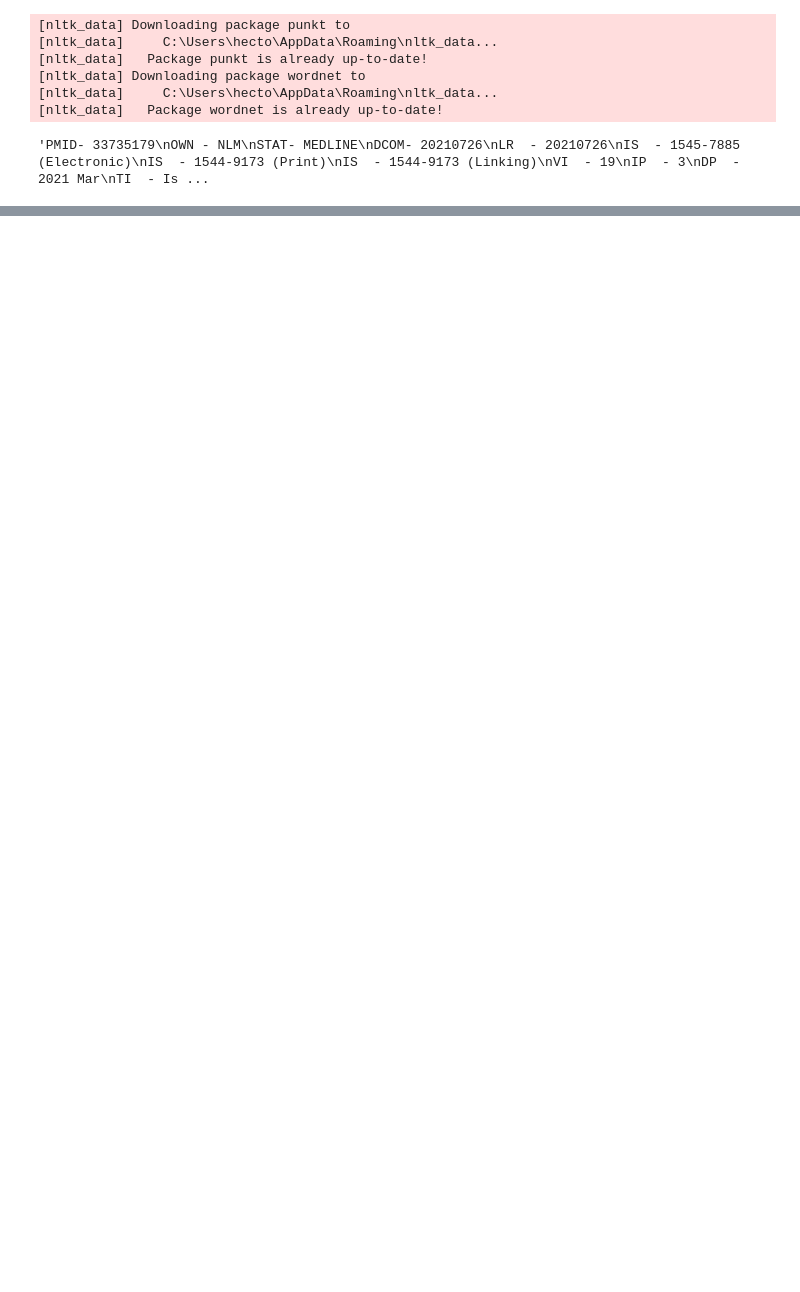
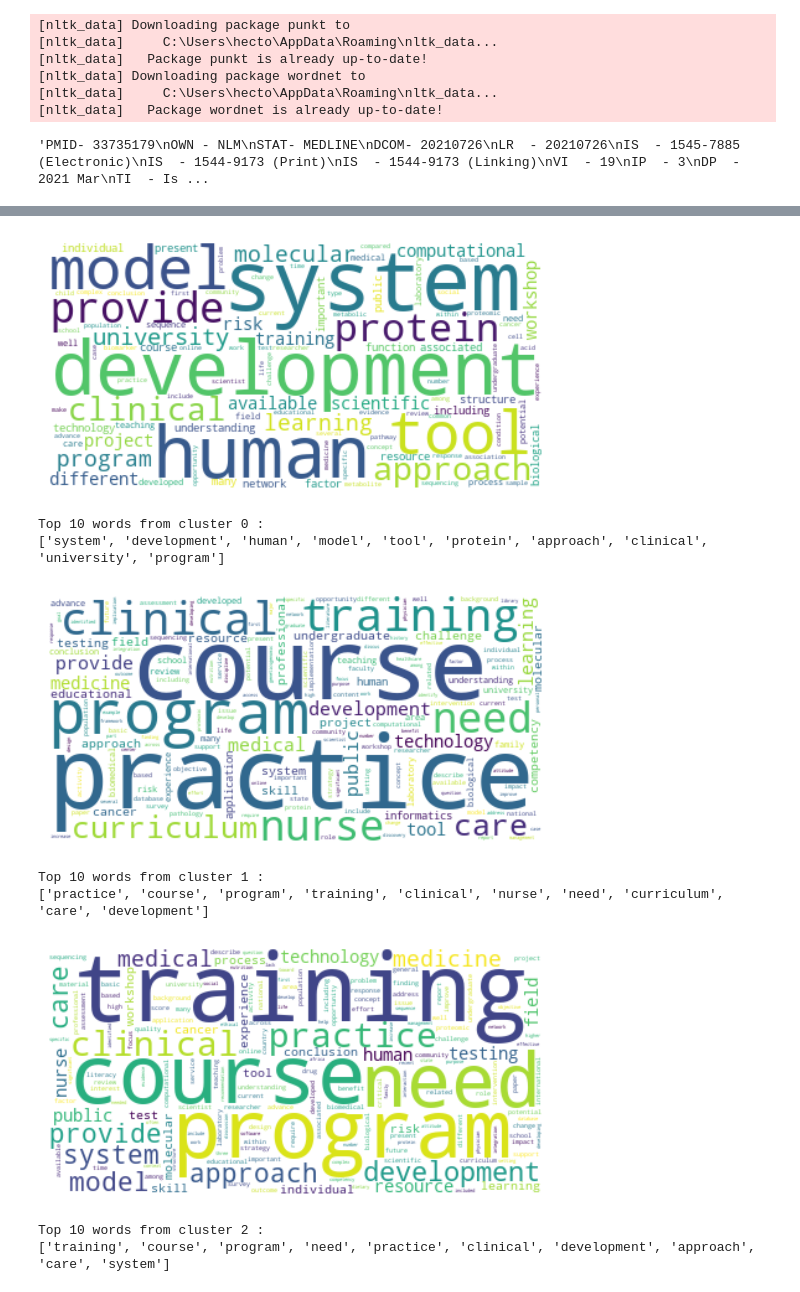
Before and after one commit to hfkroes/lbb_2023, a Jupyter notebook: F3/pmclustering.ipynb, the cells around one changed output, grey strips where cells are left out. Cells and saved outputs as stored; diff of their text form; code cells hidden in the pictures; blank space fills up the shorter version.

```diff
--- a/F3/pmclustering.ipynb
+++ b/F3/pmclustering.ipynb
@@ -244,5 +285,5 @@ for i in range(0,9,1):
 # %%
-k = 2
+k = 3
 
 k_means = KMeans(n_clusters=k, random_state=5)
 k_means.fit(vectorized_docs)
@@ -273,18 +325,28 @@ def get_wordcloud(text):
     plt.axis("off")
     plt.show()
 # %%
-for clus in range (2):
+for clus in range (3):
     text =' '
     df2 = article_df.loc[article_df["labels"]==clus]
 
     for abst in df2.preprocessed_abstract:
         text += abst
     get_wordcloud(text)
 
     words = []
     for i, j in get_top_n_words(df2["preprocessed_abstract"],10):
         words.append(i)
     print ("Top 10 words from cluster",clus,":")
     print (words)
+# %% [output]
+[figure, added]
+Top 10 words from cluster 0 :
+['system', 'development', 'human', 'model', 'tool', 'protein', 'approach', 'clinical', 'university', 'program']
+[figure, added]
+Top 10 words from cluster 1 :
+['practice', 'course', 'program', 'training', 'clinical', 'nurse', 'need', 'curriculum', 'care', 'development']
+[figure, added]
+Top 10 words from cluster 2 :
+['training', 'course', 'program', 'need', 'practice', 'clinical', 'development', 'approach', 'care', 'system']
 # %%
 article_df[article_df['labels']==0]
```
Also changed, not shown: parts of 16 cells of this notebook.
